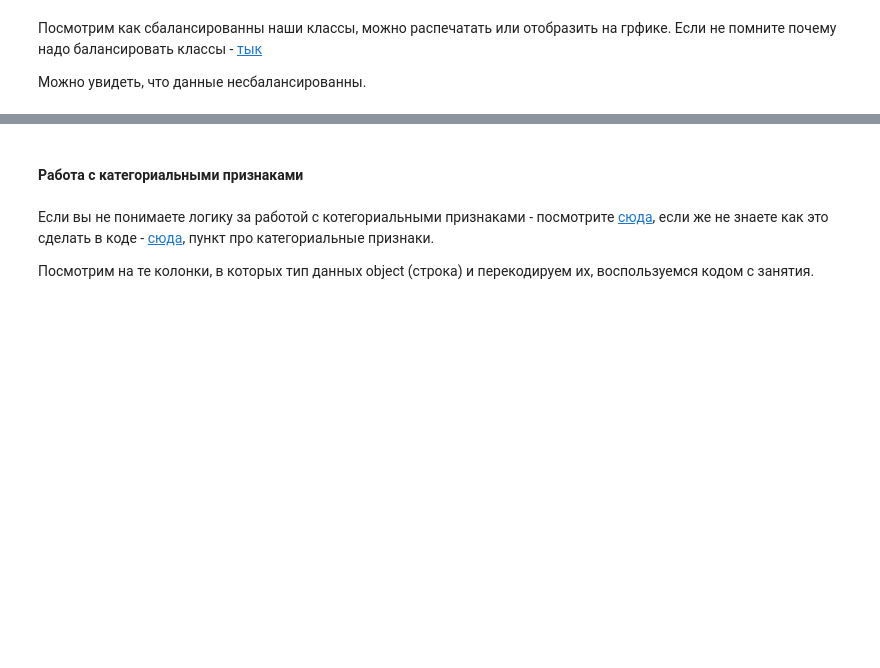
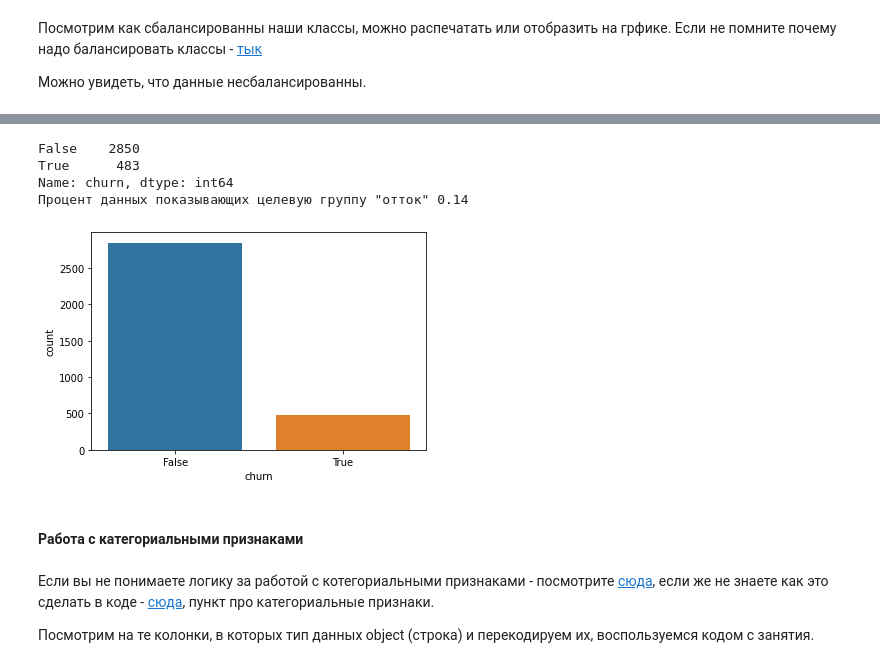
Before and after one commit to alexmal2804/hwds, a Jupyter notebook: Копия_блокнота_"Большое_ДЗ_1_ipynb".ipynb, the cells around one changed output, grey strips where cells are left out. Saved outputs shown, nothing was run; the diff lists cells and outputs as text; code cells hidden in the pictures; blank space fills up the shorter version.

```diff
--- a/Копия_блокнота_"Большое_ДЗ_1_ipynb".ipynb
+++ b/Копия_блокнота_"Большое_ДЗ_1_ipynb".ipynb
@@ -99,0 +93,3 @@ df = pd.read_csv('./telecom_churn.csv')
+# %%
+df = df.drop(columns=['phone number'])
+df.head()
@@ -166,3 +165,15 @@ Name: churn, dtype: int64
+# %%
+sns.countplot(x='churn', data=df)
+print(df['churn'].value_counts())
+churn_true = df[df['churn'] == True]
+cht = round(len(churn_true)/len(df), 2)
+print(f'Процент данных показывающих целевую группу "отток" {cht}')
+# %% [output]
+False    2850
+True      483
+Name: churn, dtype: int64
+Процент данных показывающих целевую группу "отток" 0.14
+[figure, added]
 # %% [markdown]
 #### Работа с категориальными признаками
 # %% [markdown]
```
Also changed, not shown: parts of 30 cells of this notebook.
